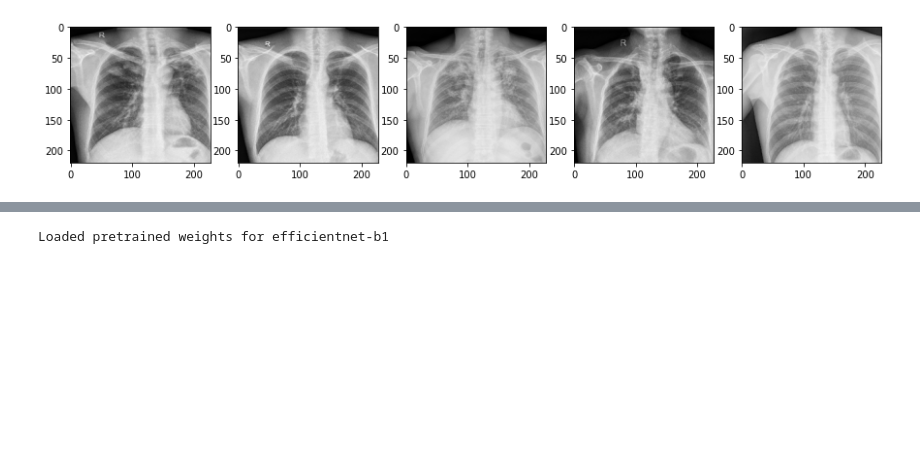
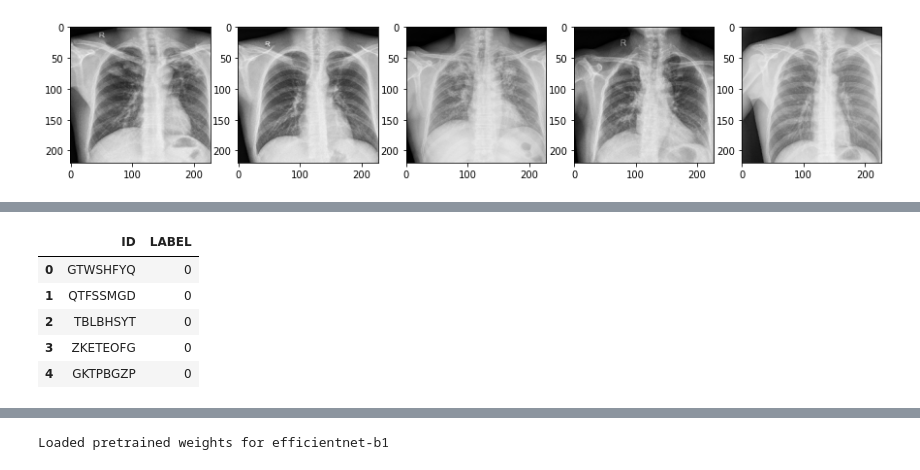
Before and after one commit to fajemila/Zindi-Runmila-Tuberculosis-classification, a Jupyter notebook: runmila optimized.ipynb, the cells around one changed output, grey strips where cells are left out. Saved outputs shown, nothing was run; the diff lists cells and outputs as text; code cells hidden in the pictures; blank space fills up the shorter version.

```diff
--- a/runmila optimized.ipynb
+++ b/runmila optimized.ipynb
@@ -425,4 +509,13 @@ def load_models():
         MODELS[i].eval()
 
     return MODELS
+# %%
+sub.head()
+# %% [output]
+|  | ID | LABEL |
+| 0 | GTWSHFYQ | 0 |
+| 1 | QTFSSMGD | 0 |
+| 2 | TBLBHSYT | 0 |
+| 3 | ZKETEOFG | 0 |
+| 4 | GKTPBGZP | 0 |
 # %%
```
Also changed, not shown: parts of 19 cells of this notebook.
